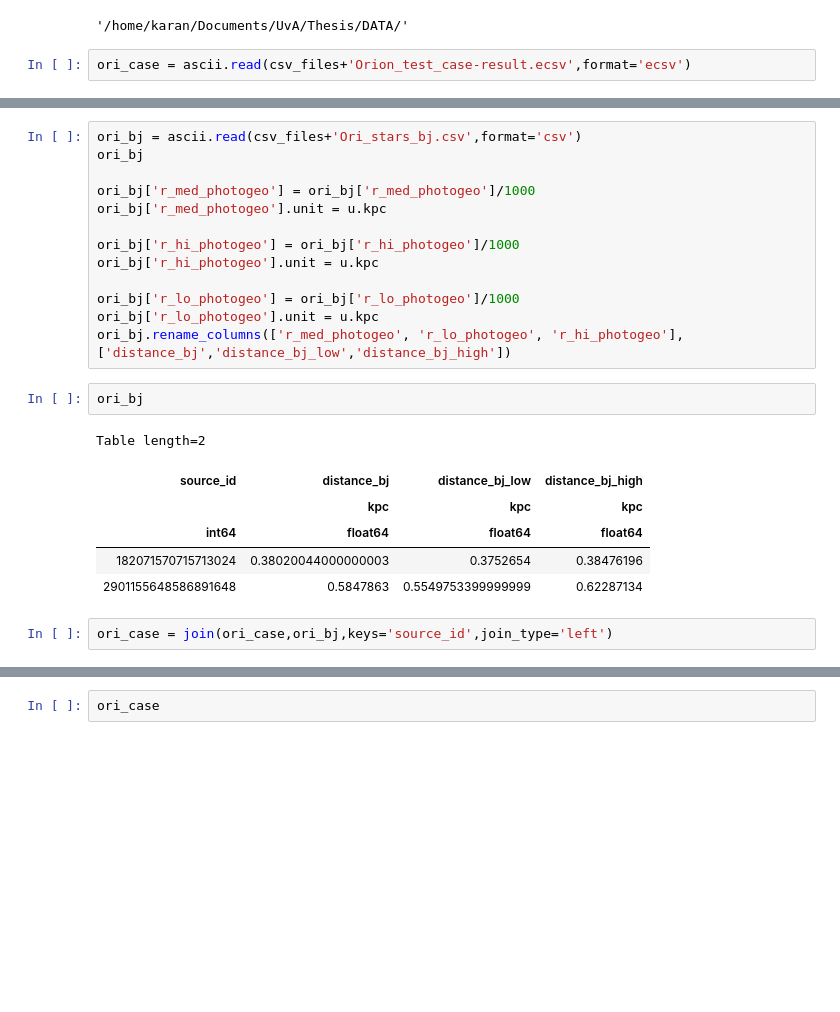
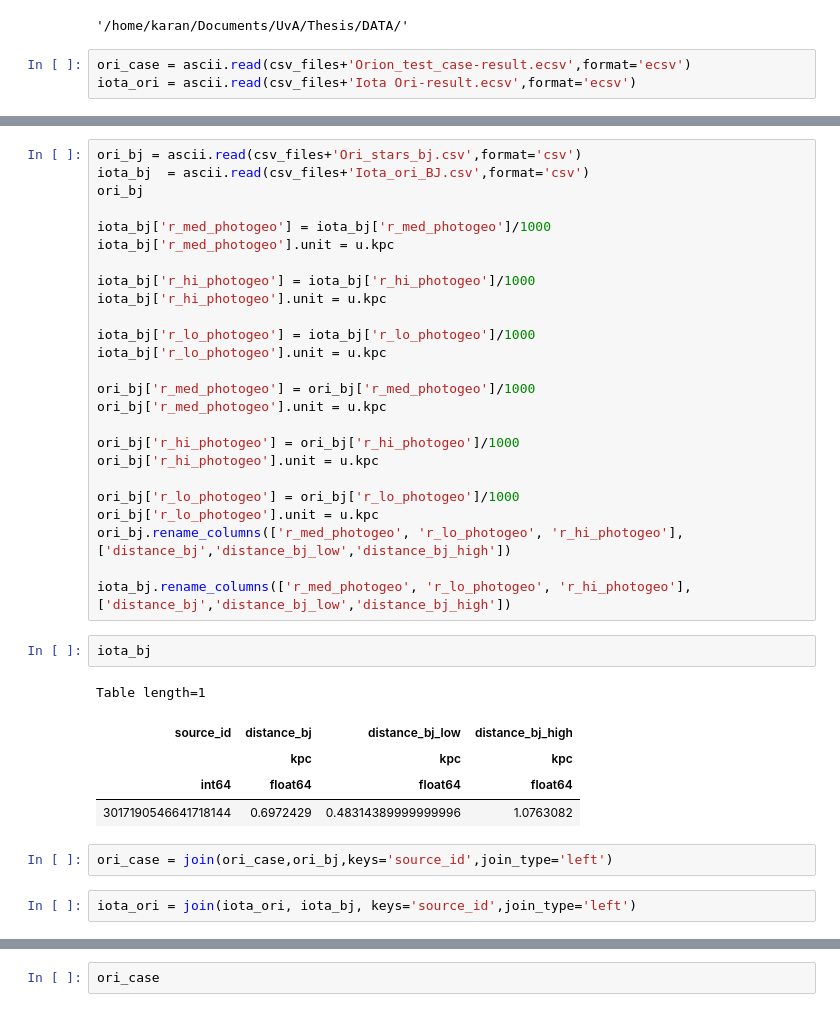
Before and after one commit to MantisShrimp2/Thesis-HMXB, a Jupyter notebook: Code/Orion_runaway_test_case.ipynb, the cells around one changed output, grey strips where cells are left out. Saved outputs shown, nothing was run; the diff lists cells and outputs as text; blank space fills up the shorter version.

```diff
--- a/Code/Orion_runaway_test_case.ipynb
+++ b/Code/Orion_runaway_test_case.ipynb
@@ -35,6 +35,7 @@ csv_files
 '/home/karan/Documents/UvA/Thesis/DATA/'
 # %%
 ori_case = ascii.read(csv_files+'Orion_test_case-result.ecsv',format='ecsv')
+iota_ori = ascii.read(csv_files+'Iota Ori-result.ecsv',format='ecsv')
 # %%
 ori_case
 # %% [output]
@@ -46,7 +47,17 @@ Table length=2
 | 2901155648586891648 | 86.4995797980886 | 0.06557079 | -32.306532522642556 | 0.08035317 | 3.2706512522056697 | 0.09479073 | -22.176232095473445 | 0.11003597 | 237.28627063651672 | ... |
 # %%
 ori_bj = ascii.read(csv_files+'Ori_stars_bj.csv',format='csv')
+iota_bj  = ascii.read(csv_files+'Iota_ori_BJ.csv',format='csv')
 ori_bj
+
+iota_bj['r_med_photogeo'] = iota_bj['r_med_photogeo']/1000
+iota_bj['r_med_photogeo'].unit = u.kpc
+
+iota_bj['r_hi_photogeo'] = iota_bj['r_hi_photogeo']/1000
+iota_bj['r_hi_photogeo'].unit = u.kpc
+
+iota_bj['r_lo_photogeo'] = iota_bj['r_lo_photogeo']/1000
+iota_bj['r_lo_photogeo'].unit = u.kpc
 
 ori_bj['r_med_photogeo'] = ori_bj['r_med_photogeo']/1000
 ori_bj['r_med_photogeo'].unit = u.kpc
@@ -57,14 +68,17 @@ ori_bj['r_hi_photogeo'].unit = u.kpc
 ori_bj['r_lo_photogeo'] = ori_bj['r_lo_photogeo']/1000
 ori_bj['r_lo_photogeo'].unit = u.kpc
 ori_bj.rename_columns(['r_med_photogeo', 'r_lo_photogeo', 'r_hi_photogeo'], ['distance_bj','distance_bj_low','distance_bj_high'])
+
+iota_bj.rename_columns(['r_med_photogeo', 'r_lo_photogeo', 'r_hi_photogeo'], ['distance_bj','distance_bj_low','distance_bj_high'])
 # %%
-ori_bj
+iota_bj
 # %% [output]
-Table length=2
+Table length=1
 | source_id | distance_bj | distance_bj_low | distance_bj_high |
 |  | kpc | kpc | kpc |
 | int64 | float64 | float64 | float64 |
-| 182071570715713024 | 0.38020044000000003 | 0.3752654 | 0.38476196 |
-| 2901155648586891648 | 0.5847863 | 0.5549753399999999 | 0.62287134 |
+| 3017190546641718144 | 0.6972429 | 0.48314389999999996 | 1.0763082 |
 # %%
 ori_case = join(ori_case,ori_bj,keys='source_id',join_type='left')
+# %%
+iota_ori = join(iota_ori, iota_bj, keys='source_id',join_type='left')
```
Also changed, not shown: parts of 26 cells of this notebook.
